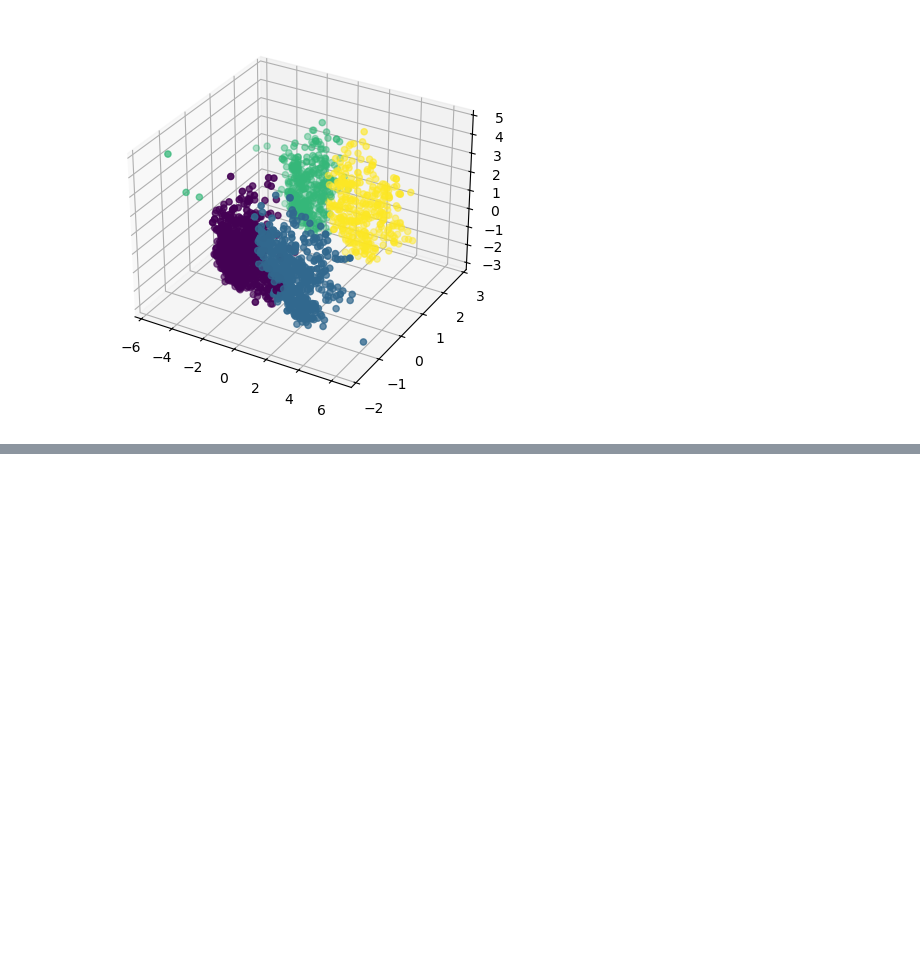
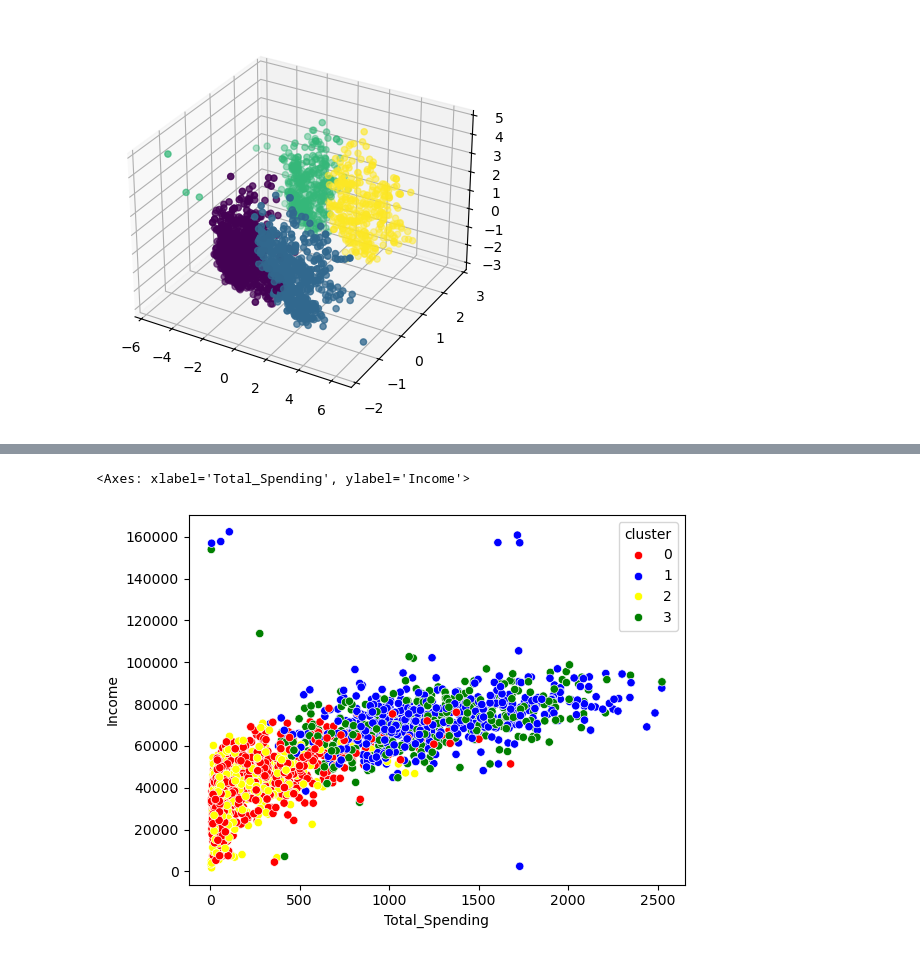
Before and after one commit to yashvardhan-bit/AI-ML, a Jupyter notebook: Machine Learning/minor project/SmartCart Project/smartcart.ipynb, the cells around one changed output, grey strips where cells are left out. Cells and saved outputs as stored; diff of their text form; code cells hidden in the pictures; blank space fills up the shorter version.

Commit message:
characterization and pattern recognistion

```diff
--- a/Machine Learning/minor project/SmartCart Project/smartcart.ipynb
+++ b/Machine Learning/minor project/SmartCart Project/smartcart.ipynb
@@ -476,0 +497,7 @@ ax.scatter(X_pca[:,0],X_pca[:,1],X_pca[:,2],c=labels_agg)
+# %%
+# Income and spending patterns
+
+sns.scatterplot(x=df_cleaned["Total_Spending"],y=df_cleaned["Income"],hue=df_cleaned["cluster"],palette=pal)
+# %% [output]
+<Axes: xlabel='Total_Spending', ylabel='Income'>
+[figure, added]
```
Also changed, not shown: parts of 3 cells of this notebook, 1 other file.
